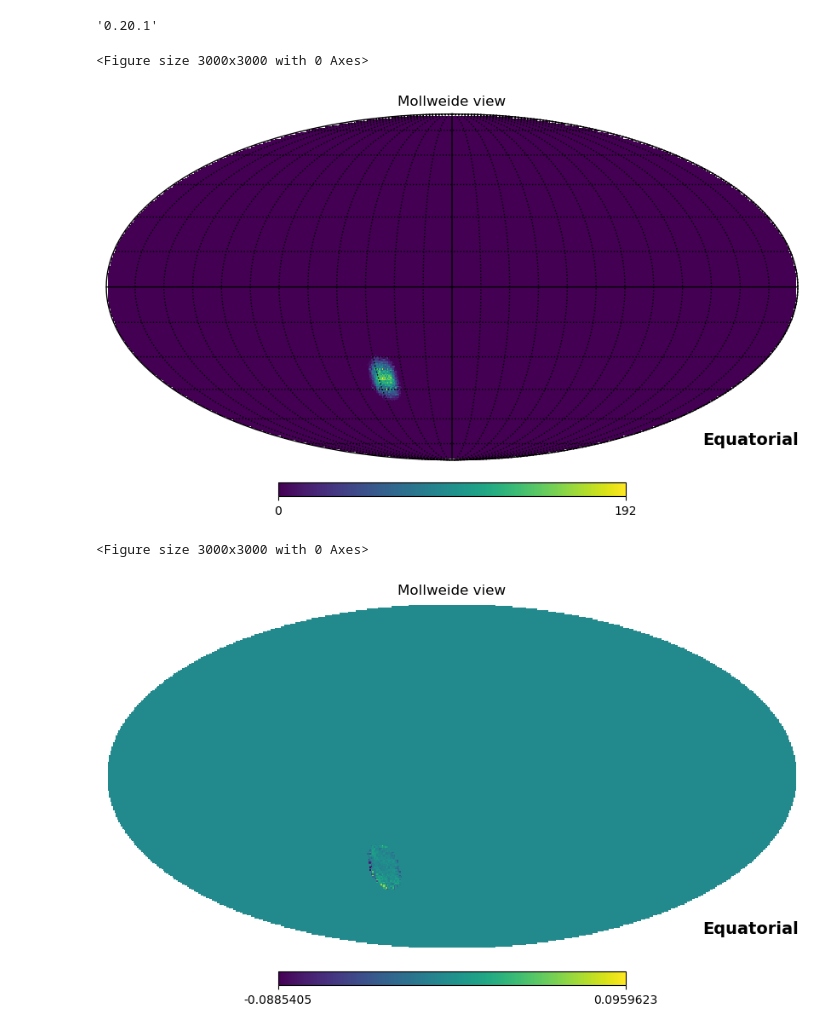
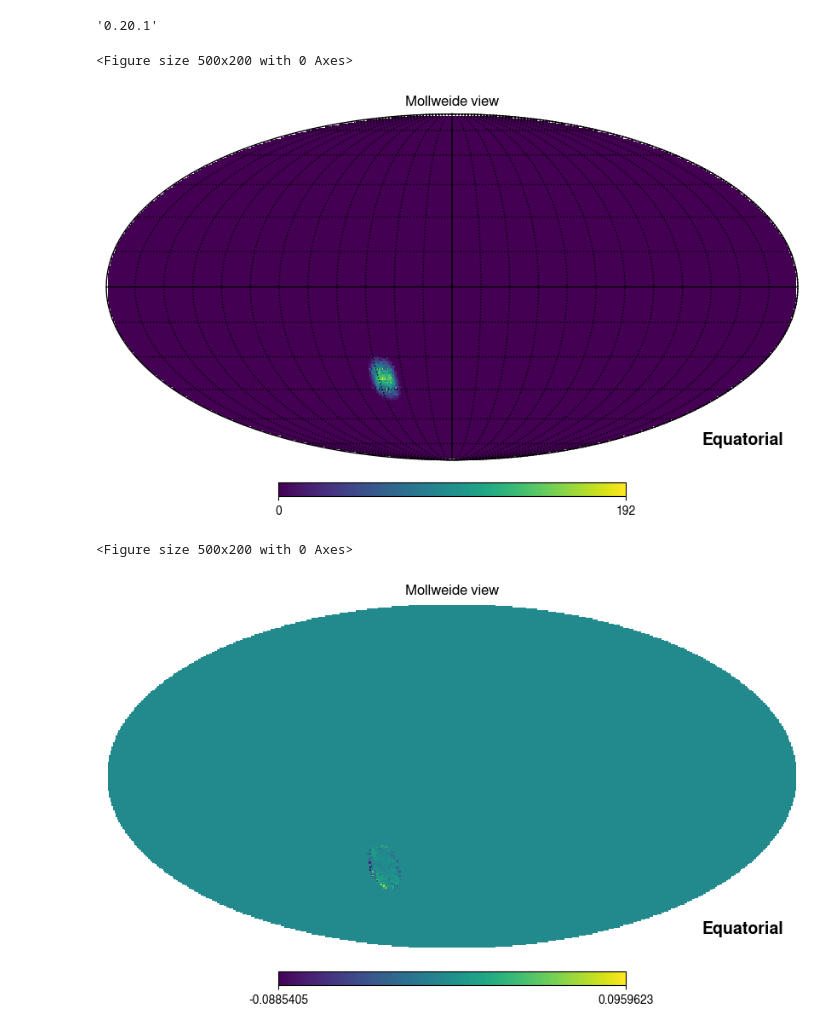
Before and after one commit to susannaaz/BBFLP, a Jupyter notebook: Sec5_Preprocess_TOD_Make_maps.ipynb, the cells around one changed output. Cells and saved outputs as stored; diff of their text form; code cells hidden in the pictures.

```diff
--- a/Sec5_Preprocess_TOD_Make_maps.ipynb
+++ b/Sec5_Preprocess_TOD_Make_maps.ipynb
@@ -7,3 +5,9 @@ WARNING: UnitsWarning: 'deg / s / s' contains multiple slashes, which is discour
+# %%
+# Config plotting:
+mpl.rcParams['ps.useafm'] = True
+rc('font',**{'family':'sans-serif','sans-serif':['FreeSans']})
+mpl.rcParams['pdf.fonttype'] = 3
+mpl.rcParams['figure.figsize'] = (5, 2)
 # %% [markdown]
 ### Let's load the observation
 # %%
@@ -343,18 +317,18 @@ m_hp = map_dict['map'][0,:,:].to_healpix(nside=512, order=0)
 w_hp = map_dict['weight'][0,0,:,:].to_healpix(nside=512, order=0)
 mt_hp = map_dict['weighted_map'][0,:,:].to_healpix(nside=512, order=0)
 # %%
-plt.figure(figsize=(30,30))
+plt.figure()
 hp.mollview(w_hp, xsize=512, coord='C')
 hp.graticule(15, verbose=False)
-#plt.savefig('./hp.png')
+plt.savefig('outputs/maps/weight_hp.png')
 # %% [output]
-<Figure size 3000x3000 with 0 Axes>
+<Figure size 500x200 with 0 Axes>
-[figure, old version]
+[figure, new version]
 # %%
-plt.figure(figsize=(30,30))
+plt.figure()
 hp.mollview(m_hp, xsize=512, coord='C')
-#hp.graticule(15, verbose=False)
+plt.savefig('outputs/maps/map_hp.png')
 # %% [output]
-<Figure size 3000x3000 with 0 Axes>
+<Figure size 500x200 with 0 Axes>
-[figure, old version]
+[figure, new version]
 # %%
```
Also changed, not shown: parts of 33 cells of this notebook, 4 other files.
